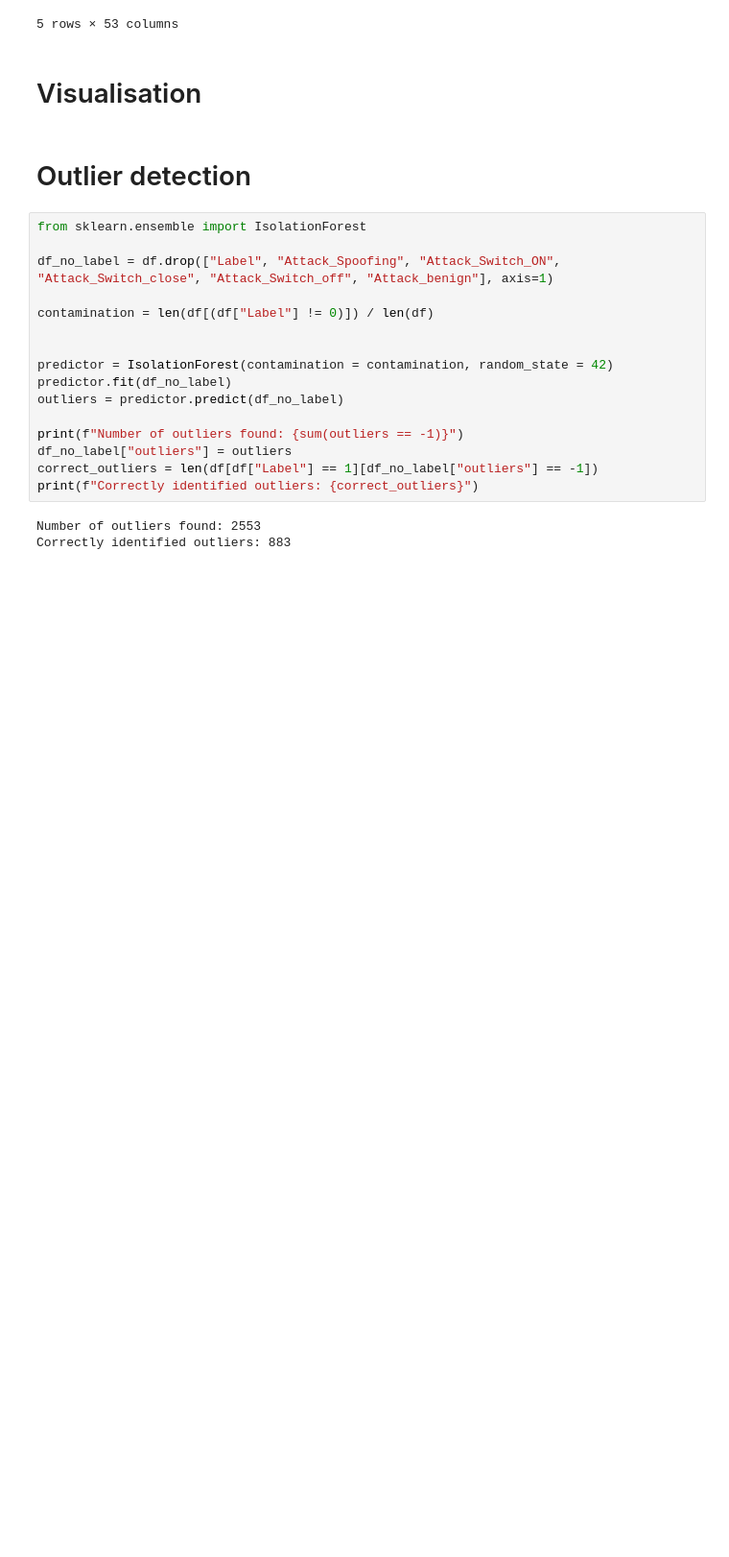
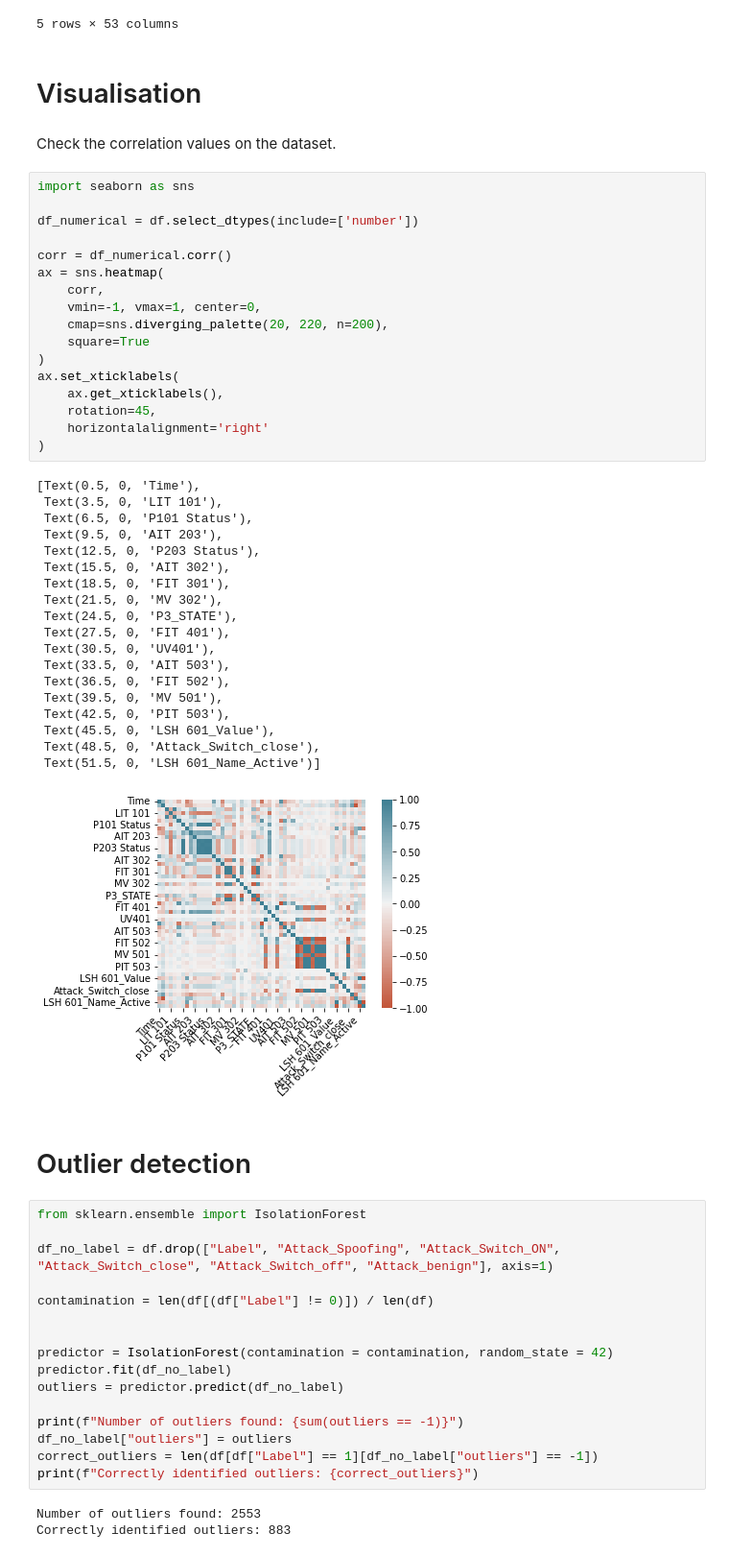
Before and after one commit to Josephine19-stack/secu_secu_secu, a Jupyter notebook: notebook.ipynb, the cells around one changed output. Shown at 96% size. Cells and saved outputs as stored; diff of their text form; blank space fills up the shorter version.

Commit message:
feat(): added multiclass and correlation matrix on dataset

```diff
--- a/notebook.ipynb
+++ b/notebook.ipynb
@@ -90,6 +90,45 @@ df.head(5)
 5 rows × 53 columns
 # %% [markdown]
 # Visualisation
+# %% [markdown]
+Check the correlation values on the dataset.
+# %%
+import seaborn as sns
+
+df_numerical = df.select_dtypes(include=['number'])
+
+corr = df_numerical.corr()
+ax = sns.heatmap(
+    corr,
+    vmin=-1, vmax=1, center=0,
+    cmap=sns.diverging_palette(20, 220, n=200),
+    square=True
+)
+ax.set_xticklabels(
+    ax.get_xticklabels(),
+    rotation=45,
+    horizontalalignment='right'
+)
+# %% [output]
+[Text(0.5, 0, 'Time'),
+ Text(3.5, 0, 'LIT 101'),
+ Text(6.5, 0, 'P101 Status'),
+ Text(9.5, 0, 'AIT 203'),
+ Text(12.5, 0, 'P203 Status'),
+ Text(15.5, 0, 'AIT 302'),
+ Text(18.5, 0, 'FIT 301'),
+ Text(21.5, 0, 'MV 302'),
+ Text(24.5, 0, 'P3_STATE'),
+ Text(27.5, 0, 'FIT 401'),
+ Text(30.5, 0, 'UV401'),
+ Text(33.5, 0, 'AIT 503'),
+ Text(36.5, 0, 'FIT 502'),
+ Text(39.5, 0, 'MV 501'),
+ Text(42.5, 0, 'PIT 503'),
+ Text(45.5, 0, 'LSH 601_Value'),
+ Text(48.5, 0, 'Attack_Switch_close'),
+ Text(51.5, 0, 'LSH 601_Name_Active')]
+[figure, added]
 # %% [markdown]
 # Outlier detection
 # %%
```
Also changed, not shown: parts of 19 cells of this notebook.
